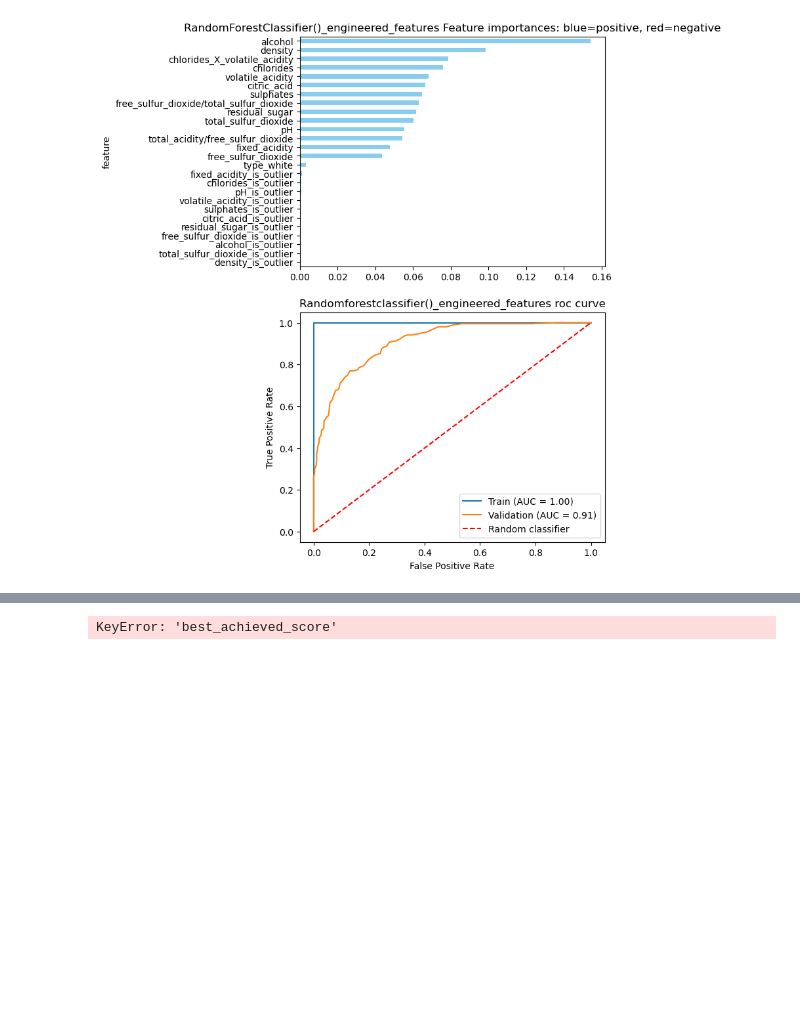
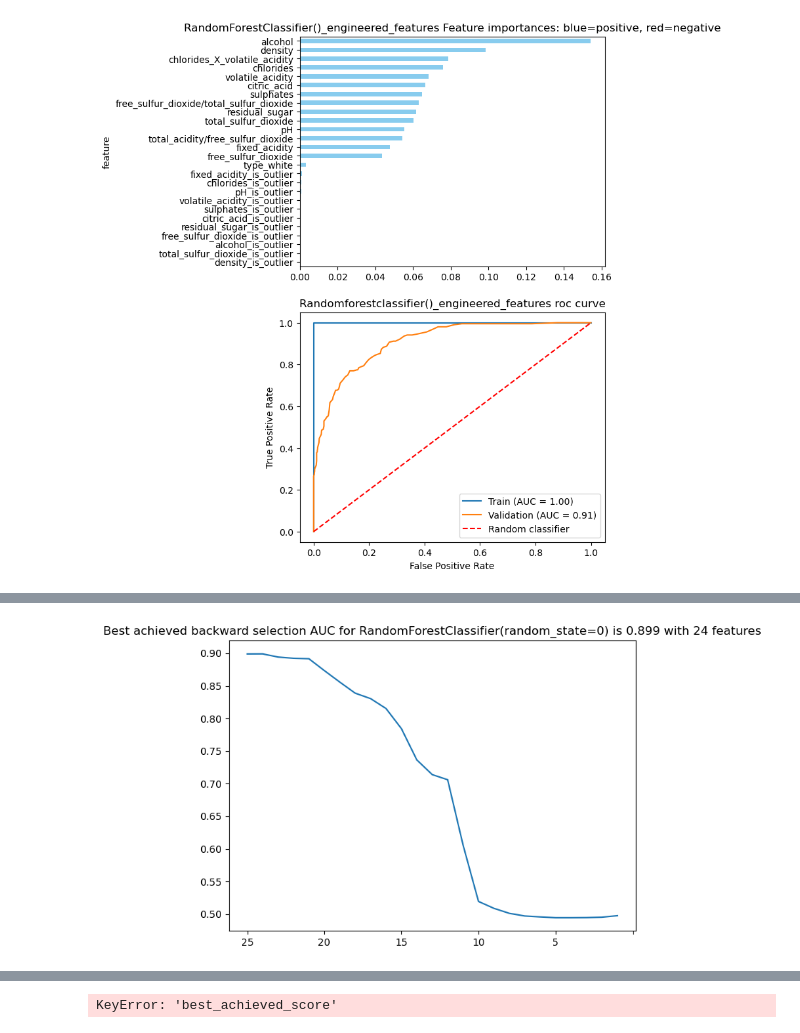
Before and after one commit to dormeir999/Cracking_Your_First_Data_Science_Project_course, a Jupyter notebook: Pipeline.ipynb, the cells around one changed output, grey strips where cells are left out. Drawn from its saved outputs; the diff is of its cells as text; code cells hidden in the pictures; blank space fills up the shorter version.

```diff
--- a/Pipeline.ipynb
+++ b/Pipeline.ipynb
@@ -2736,0 +2744,71 @@ TypeError: only integer scalar arrays can be converted to a scalar index
+# %%
+from sklearn.metrics import roc_auc_score
+
+
+def find_best_model_greedy_feed_backward(the_X_train, the_y_train, the_X_val, the_y_val, the_model, the_metric_fn, the_metric_name, print_each_iteration=False, plot_iterations=True, n_features=None):
+    if n_features:
+        n_features+=1
+        the_X_train = the_X_train.iloc[:, :n_features]
+        the_X_val = the_X_val.iloc[:, :n_features]
+    selected_features = list(the_X_train.columns)  # Start with all features
+    n_trained_models = 0
+    iteration_scores = []
+    best_model_per_num_features = {}
+    for num_features in range(len(the_X_train.columns)+1, 2, -1):
+        print(f"Training models with {num_features-2} features...")
+        worst_feature = None  # To store the worst feature for the current iteration
+        worst_iteration_score = 1  # To store the worst score for the current iteration
+        for feature in selected_features:
+            feature_combo = [feat for feat in selected_features if feat != feature]
+            X_train_selected = the_X_train[feature_combo]
+            X_val_selected = the_X_val[feature_combo]
+
+            # Train your model using X_selected and y_train
+            the_model.fit(X_train_selected, the_y_train)
+            n_trained_models += 1
+            # Evaluate your model (you can use any evaluation metric)
+            iteration_score = the_metric_fn(the_X_val=X_val_selected, the_y_val=the_y_val, the_model=the_model)
+            if print_each_iteration:
+                print("iteration_score", iteration_score)
+            iteration_scores += [iteration_score]
+
+            # Check if the current iteration score is worse
+            if iteration_score < worst_iteration_score:
+                worst_iteration_score = iteration_score
+                worst_feature = feature
+                worst_feature_combo = feature_combo
+
+        # If a worse feature is found for this iteration, remove it from selected features
+        if worst_feature is not None:
+            selected_features.remove(worst_feature)
+
+        # Update best model per num_features
+        best_model_per_num_features.update({f'{num_features-2}': {'best_achieved_score':worst_iteration_score, 'best_set_of_features':worst_feature_combo}})
+        print(f"best_set_of_features:", worst_feature_combo)
+
+    print(f"{n_trained_models} models were trained")
+
+    if plot_iterations:
+        best_model_per_num_features = pd.DataFrame(best_model_per_num_features).T
+        best_model_per_num_features['best_achieved_score'] = best_model_per_num_features['best_achieved_score'].astype(float)
+        best_n_features = best_model_per_num_features['best_achieved_score'].idxmax()
+        best_overall_score = best_model_per_num_features[best_model_per_num_features.index == best_n_features]['best_achieved_score'].values[0]
+        the_best_set_of_features = best_model_per_num_features[best_model_per_num_features.index == best_n_features]['best_set_of_features'].values[0]
+        best_model_per_num_features.best_achieved_score.plot(title=f'Best achieved backward selection {the_metric_name} for {str(model)} is {np.round(best_overall_score, 3)} with {best_n_features} features')
+        plt.tight_layout()
+
+    # recreate best model
+    X_train_selected = the_X_train[the_best_set_of_features]
+    X_val_selected = the_X_val[the_best_set_of_features]
+    the_best_model = the_model.fit(X_train_selected, the_y_train)
+    iteration_score = the_metric_fn(the_X_val=X_val_selected, the_y_val=the_y_val, the_model=the_best_model)
+    assert iteration_score == best_overall_score
+    return the_best_model, the_best_set_of_features
+
+model = RandomForestClassifier(random_state=0)
+metric_name = 'AUC'
+metric_fn = get_AUC_score
+n_features = None
+best_model, best_feed_backward_set_of_features = find_best_model_greedy_feed_backward(
+    the_X_train=X_train, the_y_train=y_train, the_X_val=X_val, the_y_val=y_val, the_model=model, the_metric_fn=metric_fn, the_metric_name=metric_name, n_features=n_features)
+# %% [output]
@@ -2736,0 +2832 @@ TypeError: only integer scalar arrays can be converted to a scalar index
+[figure, added]
```
Also changed, not shown: parts of 12 cells of this notebook, 1 other file.
